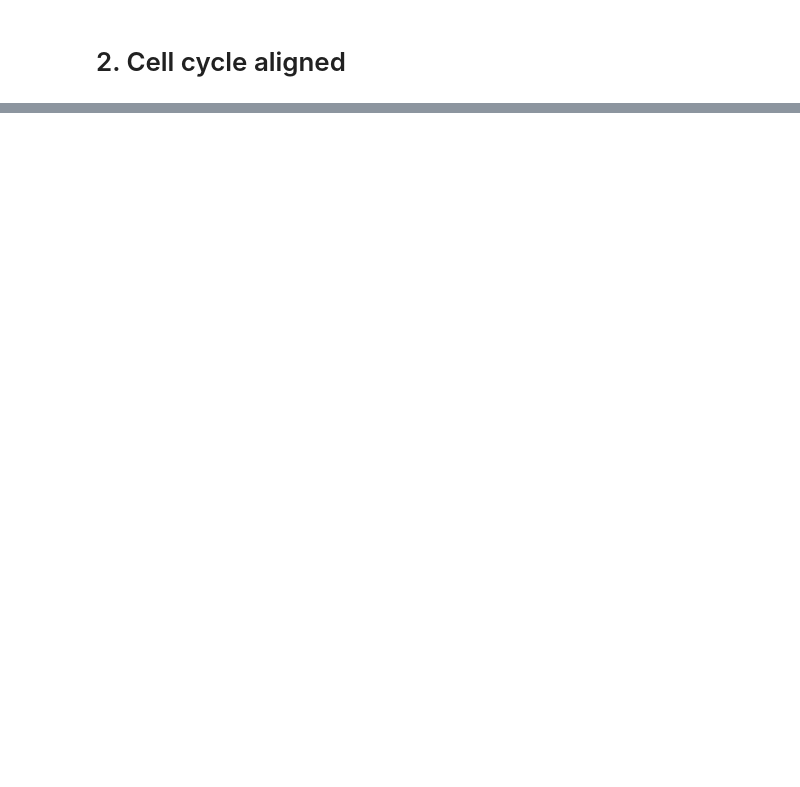
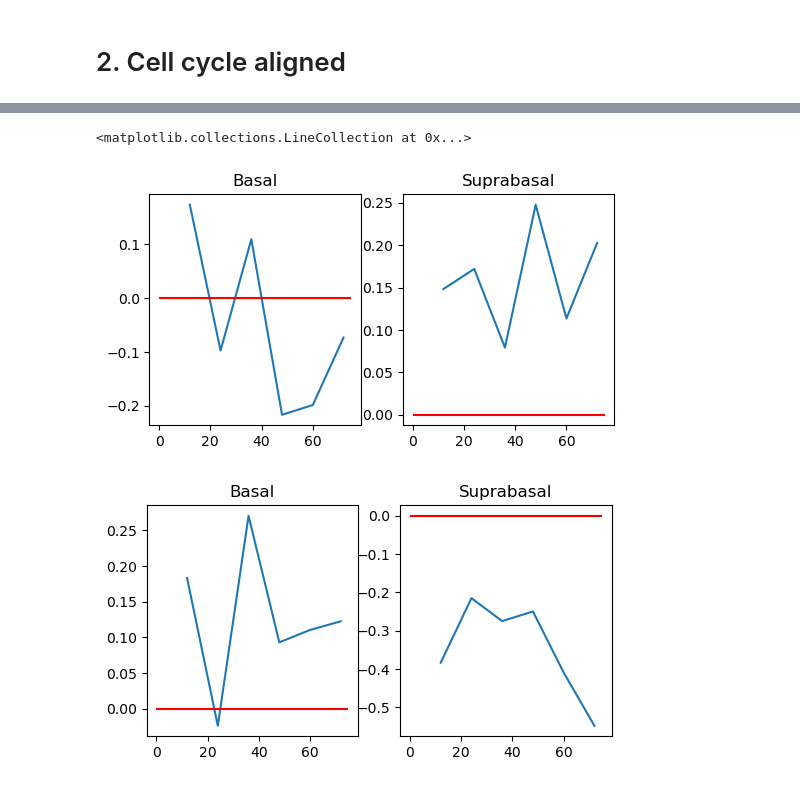
Before and after one commit to xies/mouse_skin_size_control, a Jupyter notebook: 2025_lineage_analysis/annotability_results/annotability_results.ipynb, the cells around one changed output, grey strips where cells are left out. Drawn from its saved outputs; the diff is of its cells as text; code cells hidden in the pictures; blank space fills up the shorter version.

```diff
--- a/2025_lineage_analysis/annotability_results/annotability_results.ipynb
+++ b/2025_lineage_analysis/annotability_results/annotability_results.ipynb
@@ -157,0 +157,33 @@ df.reset_index().set_index('Fate').loc['Both Basal (0)'].sort_values('Confidence
+# %%
+
+fig = plt.figure(figsize=(6,3))
+
+y = 'Collagen coherence_Measurement collagen'
+
+plt.subplot(1,2,1)
+plt.plot(basal_correlations.loc[y,:]['Confidence_Correlation'])
+plt.title('Basal')
+plt.hlines(xmin=0,xmax=75,y=0,color='r')
+plt.subplot(1,2,2)
+plt.plot(supra_correlations.loc[y,:]['Confidence_Correlation'])
+plt.title('Suprabasal')
+plt.hlines(xmin=0,xmax=75,y=0,color='r')
+
+
+
+fig = plt.figure(figsize=(6,3))
+
+y = 'Mean curvature 5um_Measurement tissue geometry'
+
+plt.subplot(1,2,1)
+plt.plot(basal_correlations.loc[y,:]['Confidence_Correlation'])
+plt.title('Basal')
+plt.hlines(xmin=0,xmax=75,y=0,color='r')
+plt.subplot(1,2,2)
+plt.plot(supra_correlations.loc[y,:]['Confidence_Correlation'])
+plt.title('Suprabasal')
+plt.hlines(xmin=0,xmax=75,y=0,color='r')
+# %% [output]
+<matplotlib.collections.LineCollection at 0x...>
+[figure, added]
+[figure, added]
```
Also changed, not shown: parts of 25 cells of this notebook, 28 other files.
